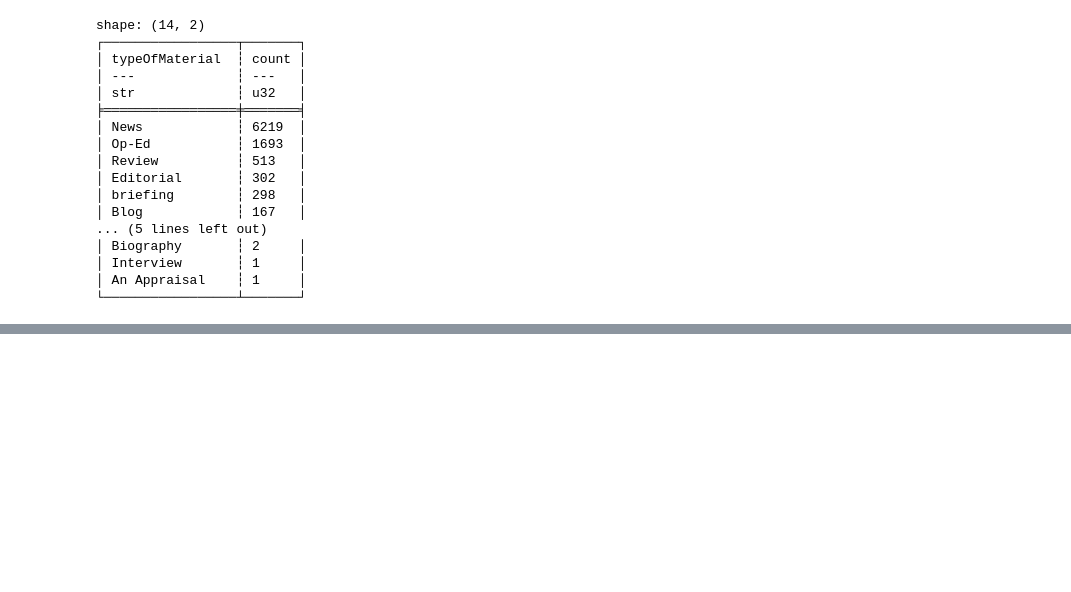
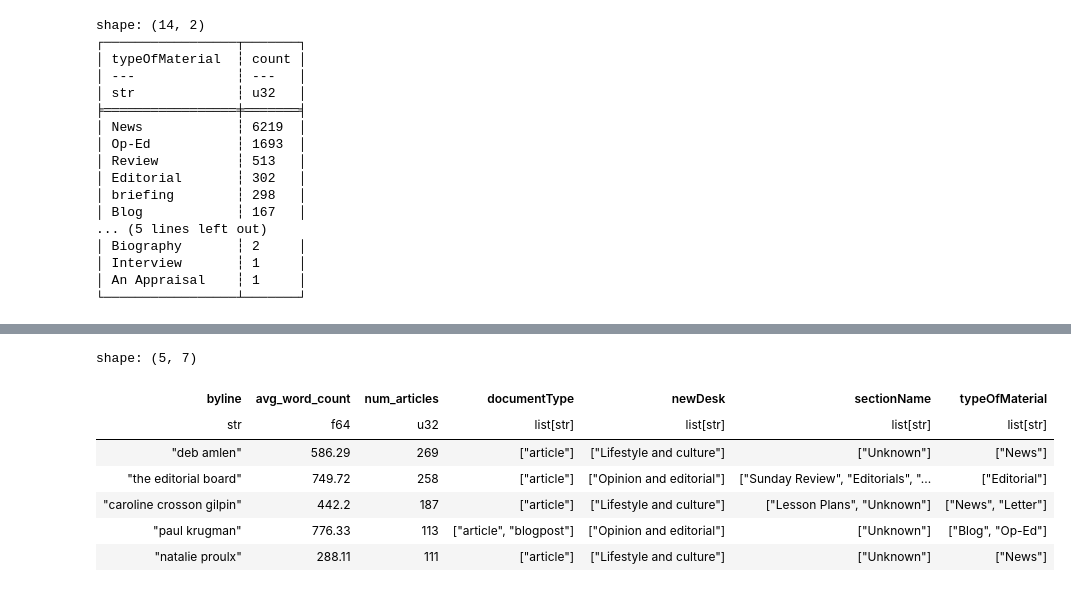
Before and after one commit to chineidu/NYC-Comments, a Jupyter notebook: Notebooks/01-data-exploration.ipynb, the cells around one changed output, grey strips where cells are left out. Cells and saved outputs as stored; diff of their text form; code cells hidden in the pictures; blank space fills up the shorter version.

```diff
--- a/Notebooks/01-data-exploration.ipynb
+++ b/Notebooks/01-data-exploration.ipynb
@@ -499,28 +363,0 @@ A
-# %%
-for row in A:
-    for key, val in row.items():
-        k, v = key["reduced_column"], key["newdesk"]
-        d[k] = v
-d
-# %%
-for row in A:
-    for key, val in row.items():
-        k, v = key["reduced_column"], key["newdesk"]
-        d[k] = v
-d
-# %%
-for row in A:
-    for key, val in row.items():
-        k, v = key["reduced_column"], key["newdesk"]
-        d[k] = v
-d
-# %%
-for row in A:
-    for key, val in row.items():
-        if key == "reduced_column":
-            k = val
-        elif key == "newdesk":
-            v = val
-        d[k] = v
-
-d
@@ -530,0 +364,17 @@ articles_df.filter(pl.col("sectionName").eq("Politics"))
+# %%
+authors_df = authors_df.with_columns(
+    newDesk=pl.col("newDesk").map_elements(
+        lambda x: list(set([map_newdesk(val) for val in x]))
+    )
+)
+
+authors_df.head()
+# %% [output]
+shape: (5, 7)
+| byline | avg_word_count | num_articles | documentType | newDesk | sectionName | typeOfMaterial |
+| str | f64 | u32 | list[str] | list[str] | list[str] | list[str] |
+| "deb amlen" | 586.29 | 269 | ["article"] | ["Lifestyle and culture"] | ["Unknown"] | ["News"] |
+| "the editorial board" | 749.72 | 258 | ["article"] | ["Opinion and editorial"] | ["Sunday Review", "Editorials", "... | ["Editorial"] |
+| "caroline crosson gilpin" | 442.2 | 187 | ["article"] | ["Lifestyle and culture"] | ["Lesson Plans", "Unknown"] | ["News", "Letter"] |
+| "paul krugman" | 776.33 | 113 | ["article", "blogpost"] | ["Opinion and editorial"] | ["Unknown"] | ["Blog", "Op-Ed"] |
+| "natalie proulx" | 288.11 | 111 | ["article"] | ["Lifestyle and culture"] | ["Unknown"] | ["News"] |
```
Also changed, not shown: parts of 19 cells of this notebook, 1 other file.
